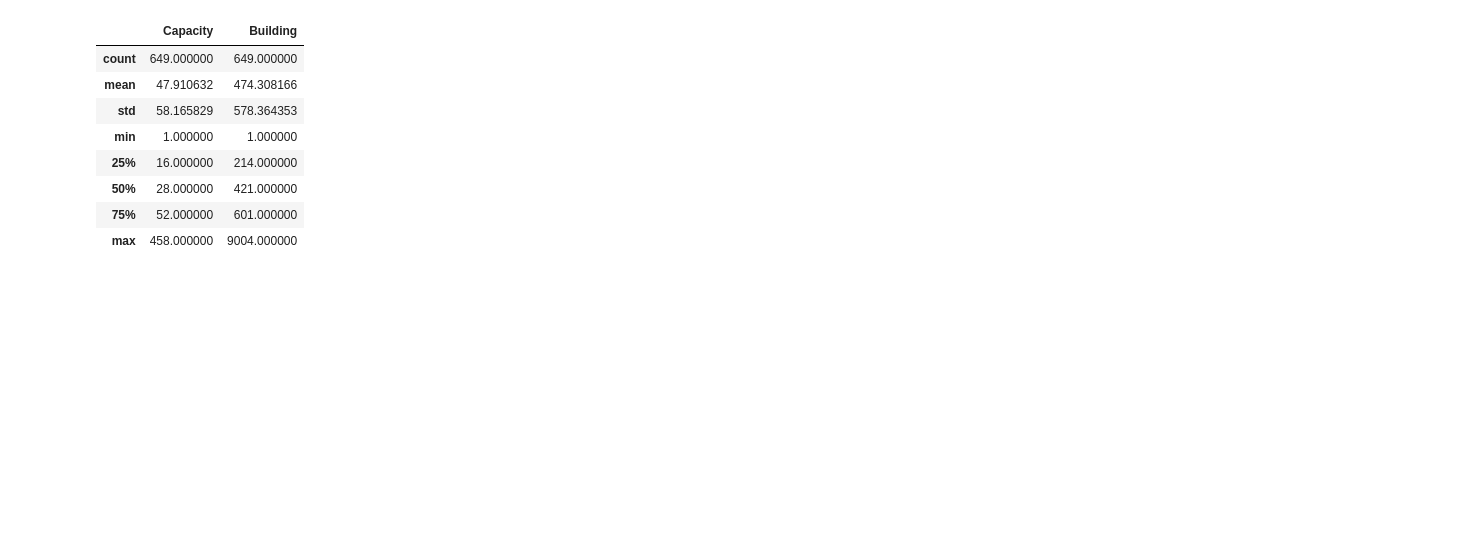
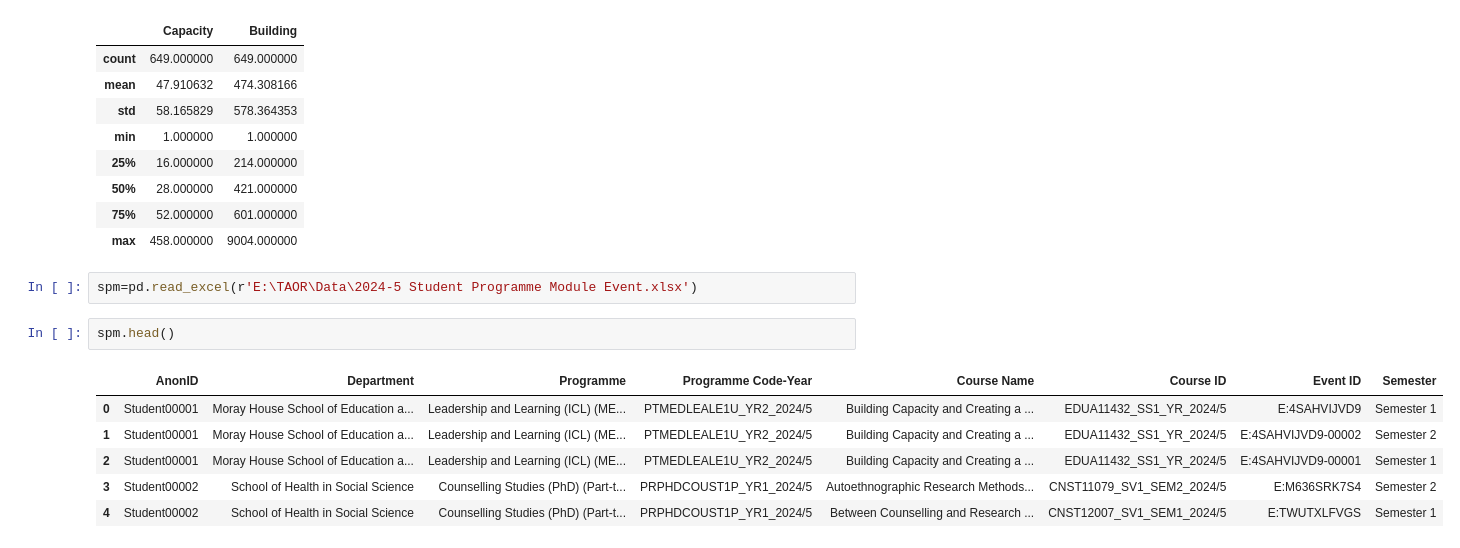
Before and after one commit to sagharrezanavaz/TAOR, a Jupyter notebook: Data/Data exploration.ipynb, the cells around one changed output. Drawn from its saved outputs; the diff is of its cells as text; blank space fills up the shorter version.

```diff
--- a/Data/Data exploration.ipynb
+++ b/Data/Data exploration.ipynb
@@ -215,3 +266,14 @@ rrt.describe()
 | 50% | 28.000000 | 421.000000 |
 | 75% | 52.000000 | 601.000000 |
 | max | 458.000000 | 9004.000000 |
+# %%
+spm=pd.read_excel(r'E:\TAOR\Data\2024-5 Student Programme Module Event.xlsx')
+# %%
+spm.head()
+# %% [output]
+|  | AnonID | Department | Programme | Programme Code-Year | Course Name | Course ID | Event ID | Semester |
+| 0 | Student00001 | Moray House School of Education a... | Leadership and Learning (ICL) (ME... | PTMEDLEALE1U_YR2_2024/5 | Building Capacity and Creating a ... | EDUA11432_SS1_YR_2024/5 | E:4SAHVIJVD9 | Semester 1 |
+| 1 | Student00001 | Moray House School of Education a... | Leadership and Learning (ICL) (ME... | PTMEDLEALE1U_YR2_2024/5 | Building Capacity and Creating a ... | EDUA11432_SS1_YR_2024/5 | E:4SAHVIJVD9-00002 | Semester 2 |
+| 2 | Student00001 | Moray House School of Education a... | Leadership and Learning (ICL) (ME... | PTMEDLEALE1U_YR2_2024/5 | Building Capacity and Creating a ... | EDUA11432_SS1_YR_2024/5 | E:4SAHVIJVD9-00001 | Semester 1 |
+| 3 | Student00002 | School of Health in Social Science | Counselling Studies (PhD) (Part-t... | PRPHDCOUST1P_YR1_2024/5 | Autoethnographic Research Methods... | CNST11079_SV1_SEM2_2024/5 | E:M636SRK7S4 | Semester 2 |
+| 4 | Student00002 | School of Health in Social Science | Counselling Studies (PhD) (Part-t... | PRPHDCOUST1P_YR1_2024/5 | Between Counselling and Research ... | CNST12007_SV1_SEM1_2024/5 | E:TWUTXLFVGS | Semester 1 |
```
Also changed, not shown: parts of 23 cells of this notebook.
